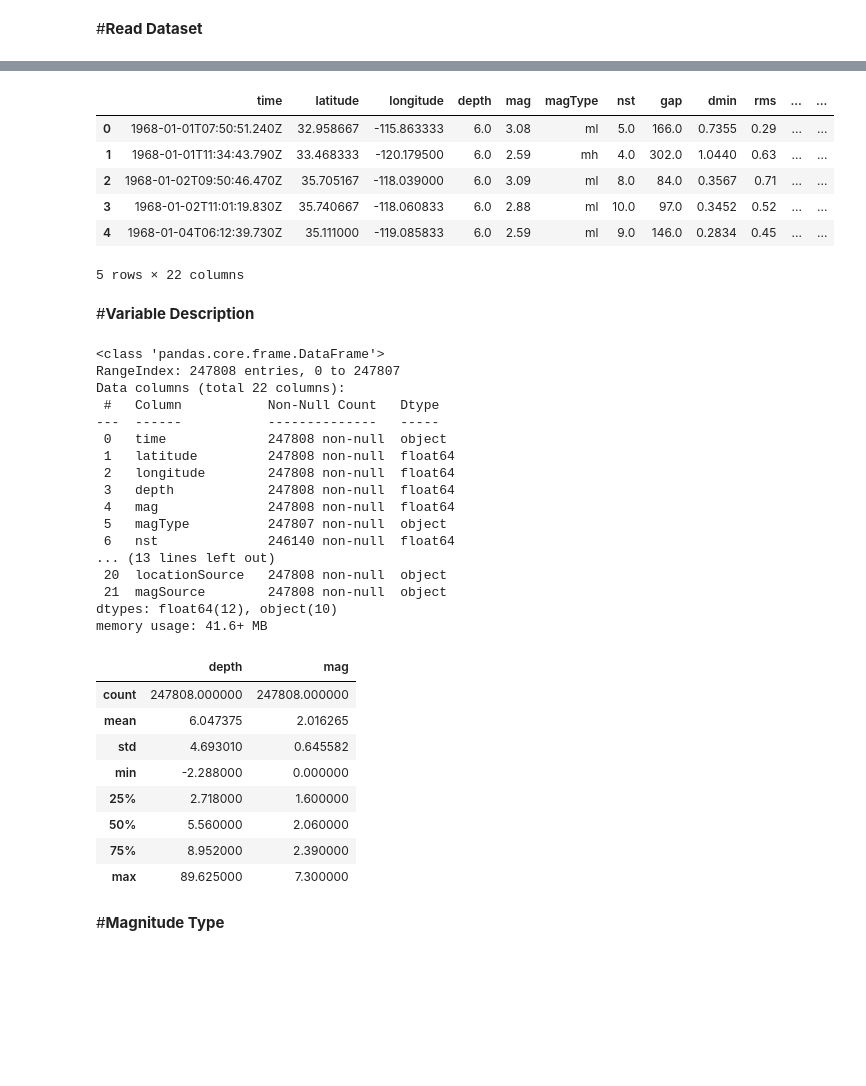
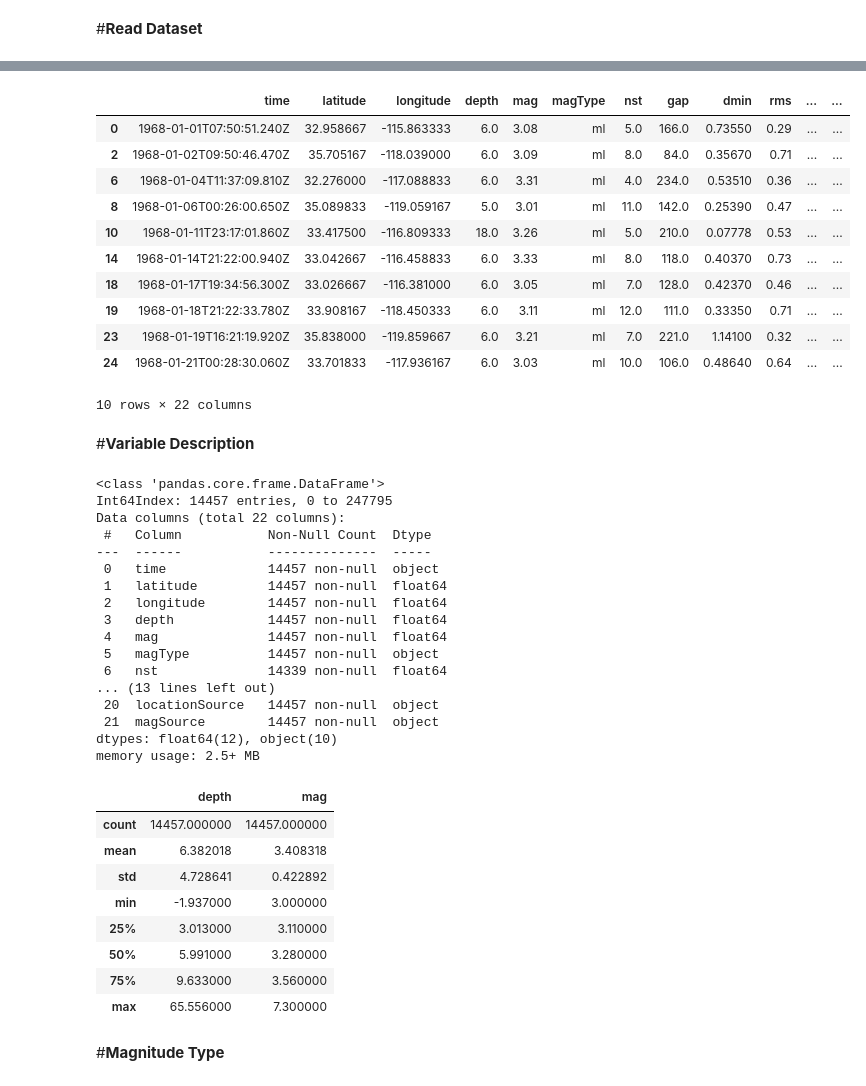
Before and after one commit to arifadli/Exploratory-Data-Analysis, a Jupyter notebook: Earthquake Research/EDA - California Earthquake.ipynb, the cells around one changed output, grey strips where cells are left out. Saved outputs shown, nothing was run; the diff lists cells and outputs as text; code cells hidden in the pictures; blank space fills up the shorter version.

```diff
--- a/Earthquake Research/EDA - California Earthquake.ipynb
+++ b/Earthquake Research/EDA - California Earthquake.ipynb
@@ -51,50 +86,65 @@ from mycolorpy import colorlist as mcp
 # %%
+import pandas as pd
+from datetime import datetime
+
+# Load dataset
 dataset = "https://raw.githubusercontent.com/arifadli/DatasetRepository/main/Disertation/California/usgs_california_1968_2018.csv"
 df = pd.read_csv(dataset)
-df.head(5)
+
+# Filter hanya untuk magnitudo >= 3
+df_filtered = df[df['mag'] >= 3.0]
+
+# Tampilkan hasil
+df = df_filtered
+df.head(10)
 # %% [output]
 |  | time | latitude | longitude | depth | mag | magType | nst | gap | dmin | rms | ... | ... |
-| 0 | 1968-01-01T07:50:51.240Z | 32.958667 | -115.863333 | 6.0 | 3.08 | ml | 5.0 | 166.0 | 0.7355 | 0.29 | ... | ... |
-| 1 | 1968-01-01T11:34:43.790Z | 33.468333 | -120.179500 | 6.0 | 2.59 | mh | 4.0 | 302.0 | 1.0440 | 0.63 | ... | ... |
-| 2 | 1968-01-02T09:50:46.470Z | 35.705167 | -118.039000 | 6.0 | 3.09 | ml | 8.0 | 84.0 | 0.3567 | 0.71 | ... | ... |
-| 3 | 1968-01-02T11:01:19.830Z | 35.740667 | -118.060833 | 6.0 | 2.88 | ml | 10.0 | 97.0 | 0.3452 | 0.52 | ... | ... |
-| 4 | 1968-01-04T06:12:39.730Z | 35.111000 | -119.085833 | 6.0 | 2.59 | ml | 9.0 | 146.0 | 0.2834 | 0.45 | ... | ... |
+| 0 | 1968-01-01T07:50:51.240Z | 32.958667 | -115.863333 | 6.0 | 3.08 | ml | 5.0 | 166.0 | 0.73550 | 0.29 | ... | ... |
+| 2 | 1968-01-02T09:50:46.470Z | 35.705167 | -118.039000 | 6.0 | 3.09 | ml | 8.0 | 84.0 | 0.35670 | 0.71 | ... | ... |
+| 6 | 1968-01-04T11:37:09.810Z | 32.276000 | -117.088833 | 6.0 | 3.31 | ml | 4.0 | 234.0 | 0.53510 | 0.36 | ... | ... |
+| 8 | 1968-01-06T00:26:00.650Z | 35.089833 | -119.059167 | 5.0 | 3.01 | ml | 11.0 | 142.0 | 0.25390 | 0.47 | ... | ... |
+| 10 | 1968-01-11T23:17:01.860Z | 33.417500 | -116.809333 | 18.0 | 3.26 | ml | 5.0 | 210.0 | 0.07778 | 0.53 | ... | ... |
+| 14 | 1968-01-14T21:22:00.940Z | 33.042667 | -116.458833 | 6.0 | 3.33 | ml | 8.0 | 118.0 | 0.40370 | 0.73 | ... | ... |
+| 18 | 1968-01-17T19:34:56.300Z | 33.026667 | -116.381000 | 6.0 | 3.05 | ml | 7.0 | 128.0 | 0.42370 | 0.46 | ... | ... |
+| 19 | 1968-01-18T21:22:33.780Z | 33.908167 | -118.450333 | 6.0 | 3.11 | ml | 12.0 | 111.0 | 0.33350 | 0.71 | ... | ... |
+| 23 | 1968-01-19T16:21:19.920Z | 35.838000 | -119.859667 | 6.0 | 3.21 | ml | 7.0 | 221.0 | 1.14100 | 0.32 | ... | ... |
+| 24 | 1968-01-21T00:28:30.060Z | 33.701833 | -117.936167 | 6.0 | 3.03 | ml | 10.0 | 106.0 | 0.48640 | 0.64 | ... | ... |
-5 rows × 22 columns
+10 rows × 22 columns
 # %% [markdown]
 #**Variable Description**
 # %%
 df.info()
 # %% [output]
 <class 'pandas.core.frame.DataFrame'>
-RangeIndex: 247808 entries, 0 to 247807
+Int64Index: 14457 entries, 0 to 247795
 Data columns (total 22 columns):
- #   Column           Non-Null Count   Dtype
----  ------           --------------   -----
- 0   time             247808 non-null  object
- 1   latitude         247808 non-null  float64
- 2   longitude        247808 non-null  float64
- 3   depth            247808 non-null  float64
- 4   mag              247808 non-null  float64
- 5   magType          247807 non-null  object
- 6   nst              246140 non-null  float64
+ #   Column           Non-Null Count  Dtype
+---  ------           --------------  -----
+ 0   time             14457 non-null  object
+ 1   latitude         14457 non-null  float64
+ 2   longitude        14457 non-null  float64
+ 3   depth            14457 non-null  float64
+ 4   mag              14457 non-null  float64
+ 5   magType          14457 non-null  object
+ 6   nst              14339 non-null  float64
 ... (13 lines left out)
- 20  locationSource   247808 non-null  object
- 21  magSource        247808 non-null  object
+ 20  locationSource   14457 non-null  object
+ 21  magSource        14457 non-null  object
 dtypes: float64(12), object(10)
-memory usage: 41.6+ MB
+memory usage: 2.5+ MB
 # %%
 data = df[['depth','mag']]
 data.describe()
 # %% [output]
 |  | depth | mag |
-| count | 247808.000000 | 247808.000000 |
-| mean | 6.047375 | 2.016265 |
-| std | 4.693010 | 0.645582 |
-| min | -2.288000 | 0.000000 |
-| 25% | 2.718000 | 1.600000 |
-| 50% | 5.560000 | 2.060000 |
-| 75% | 8.952000 | 2.390000 |
-| max | 89.625000 | 7.300000 |
+| count | 14457.000000 | 14457.000000 |
+| mean | 6.382018 | 3.408318 |
+| std | 4.728641 | 0.422892 |
+| min | -1.937000 | 3.000000 |
+| 25% | 3.013000 | 3.110000 |
+| 50% | 5.991000 | 3.280000 |
+| 75% | 9.633000 | 3.560000 |
+| max | 65.556000 | 7.300000 |
 # %% [markdown]
 #**Magnitude Type**
 # %%
```
Also changed, not shown: parts of 13 cells of this notebook, 1 other file.
